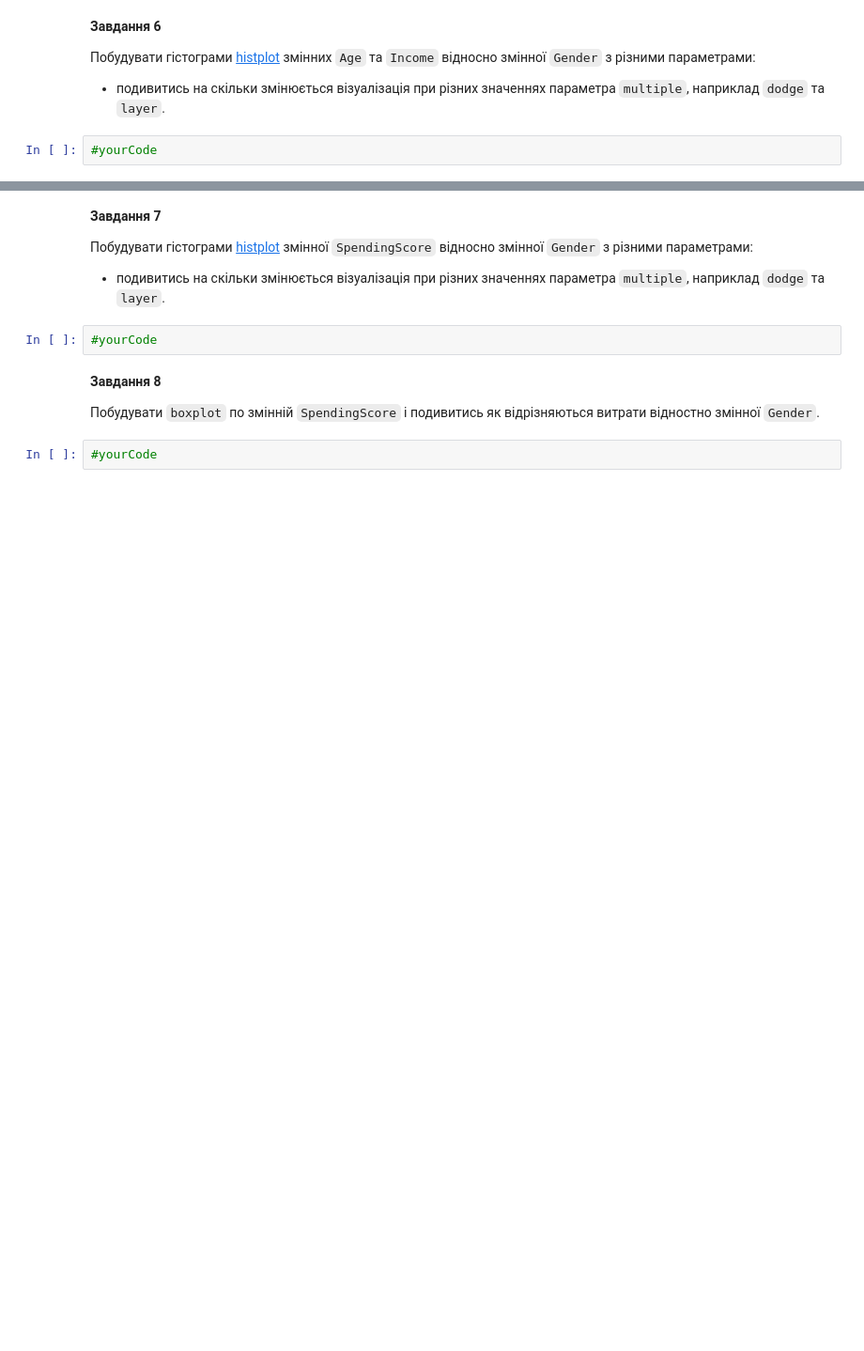
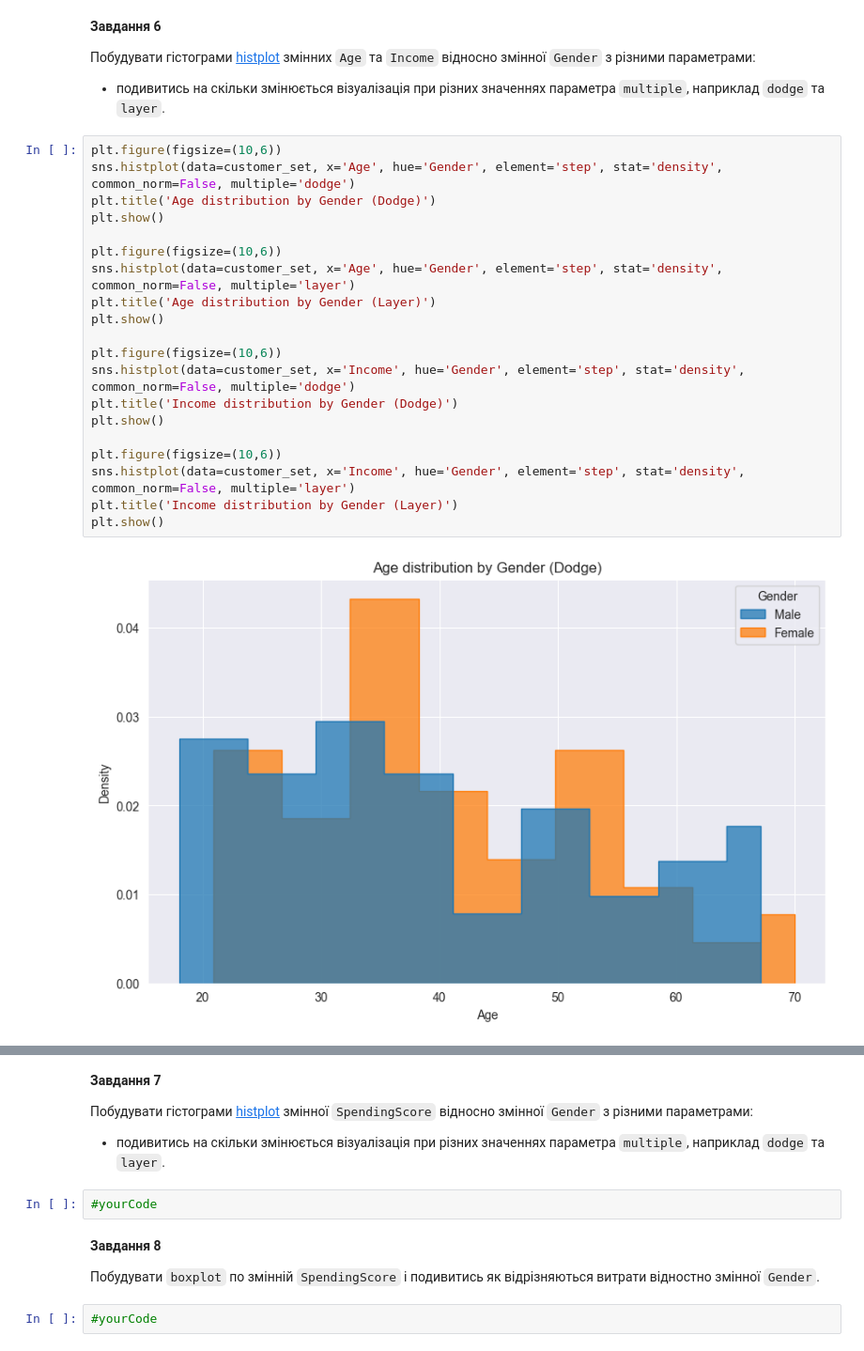
Before and after one commit to mineo71/OSHI, a Jupyter notebook: Task6_Unsupervised_Rylsky_Oleh.ipynb, the cells around one changed output, grey strips where cells are left out. Shown at 94% size. Cells and saved outputs as stored; diff of their text form; blank space fills up the shorter version.

```diff
--- a/Task6_Unsupervised_Rylsky_Oleh.ipynb
+++ b/Task6_Unsupervised_Rylsky_Oleh.ipynb
@@ -92,5 +164,25 @@ customer_set = #yourCode
 
 Побудувати гістограми [histplot](https://seaborn.pydata.org/generated/seaborn.histplot.html) змінних `Age` та `Income` відносно змінної `Gender` з різними параметрами:
 *  подивитись на скільки змінюється візуалізація при різних значеннях параметра `multiple`, наприклад `dodge` та `layer`.
-# %%
-#yourCode
+# %%
+plt.figure(figsize=(10,6))
+sns.histplot(data=customer_set, x='Age', hue='Gender', element='step', stat='density', common_norm=False, multiple='dodge')
+plt.title('Age distribution by Gender (Dodge)')
+plt.show()
+
+plt.figure(figsize=(10,6))
+sns.histplot(data=customer_set, x='Age', hue='Gender', element='step', stat='density', common_norm=False, multiple='layer')
+plt.title('Age distribution by Gender (Layer)')
+plt.show()
+
+plt.figure(figsize=(10,6))
+sns.histplot(data=customer_set, x='Income', hue='Gender', element='step', stat='density', common_norm=False, multiple='dodge')
+plt.title('Income distribution by Gender (Dodge)')
+plt.show()
+
+plt.figure(figsize=(10,6))
+sns.histplot(data=customer_set, x='Income', hue='Gender', element='step', stat='density', common_norm=False, multiple='layer')
+plt.title('Income distribution by Gender (Layer)')
+plt.show()
+# %% [output]
+[figure, added]
```
Also changed, not shown: parts of 13 cells of this notebook.
